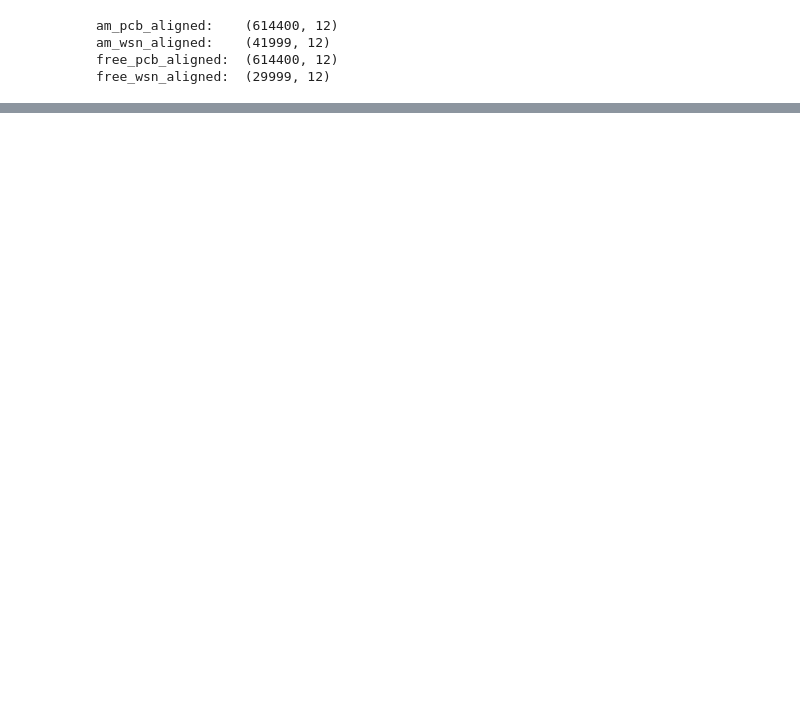
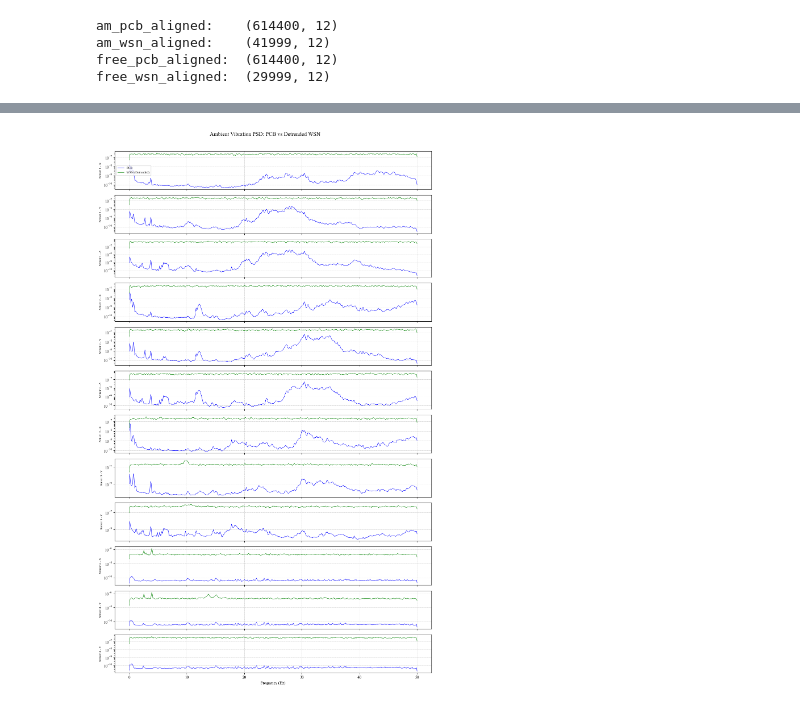
Before and after one commit to Shuaiwen-Cui/ArduinoNode, a Jupyter notebook: EVALUATION/LAB-TEST/data-analysis.ipynb, the cells around one changed output, grey strips where cells are left out. Drawn from its saved outputs; the diff is of its cells as text; code cells hidden in the pictures; blank space fills up the shorter version.

```diff
--- a/EVALUATION/LAB-TEST/data-analysis.ipynb
+++ b/EVALUATION/LAB-TEST/data-analysis.ipynb
@@ -96,0 +189,51 @@ plt.show()
+# %%
+import numpy as np
+import matplotlib.pyplot as plt
+from matplotlib import rcParams
+from scipy.signal import detrend, welch
+
+# === Font Settings ===
+rcParams['font.family'] = 'Times New Roman'
+rcParams['axes.unicode_minus'] = False
+
+# === Sampling Rate ===
+fs = 100  # Hz
+
+# === Detrend WSN ===
+am_wsn_detrended = detrend(am_wsn_aligned, axis=0, type='linear')
+
+# === Channel Labels ===
+channel_labels = [
+    "Sensor 1 - X", "Sensor 1 - Y", "Sensor 1 - Z",
+    "Sensor 2 - X", "Sensor 2 - Y", "Sensor 2 - Z",
+    "Sensor 3 - X", "Sensor 3 - Y", "Sensor 3 - Z",
+    "Sensor 4 - X", "Sensor 4 - Y", "Sensor 4 - Z"
+]
+
+# === Plot: 12 rows, 1 column ===
+fig, axes = plt.subplots(12, 1, figsize=(12, 20), sharex=True)
+
+for i in range(12):
+    # PSD for PCB
+    f_pcb, Pxx_pcb = welch(am_pcb_aligned[:, i], fs=fs, nperseg=1024)
+    # PSD for WSN (detrended)
+    f_wsn, Pxx_wsn = welch(am_wsn_detrended[:, i], fs=fs, nperseg=1024)
+
+    # Limit to 0–50 Hz
+    mask_pcb = f_pcb <= 50
+    mask_wsn = f_wsn <= 50
+
+    axes[i].semilogy(f_pcb[mask_pcb], Pxx_pcb[mask_pcb], label="PCB", color='blue', linewidth=0.8)
+    axes[i].semilogy(f_wsn[mask_wsn], Pxx_wsn[mask_wsn], label="WSN (Detrended)", color='green', linewidth=0.8)
+    axes[i].set_ylabel(channel_labels[i], fontsize=8)
+    axes[i].grid(True, linestyle='--', linewidth=0.4)
+
+    if i == 0:
+        axes[i].legend(fontsize=8)
+
+axes[-1].set_xlabel("Frequency (Hz)", fontsize=10)
+fig.suptitle("Ambient Vibration PSD: PCB vs Detrended WSN", fontsize=14)
+plt.tight_layout(rect=[0, 0, 1, 0.97])
+plt.show()
+# %% [output]
+[figure, added]
```
Also changed, not shown: parts of 6 cells of this notebook, 5 other files.
